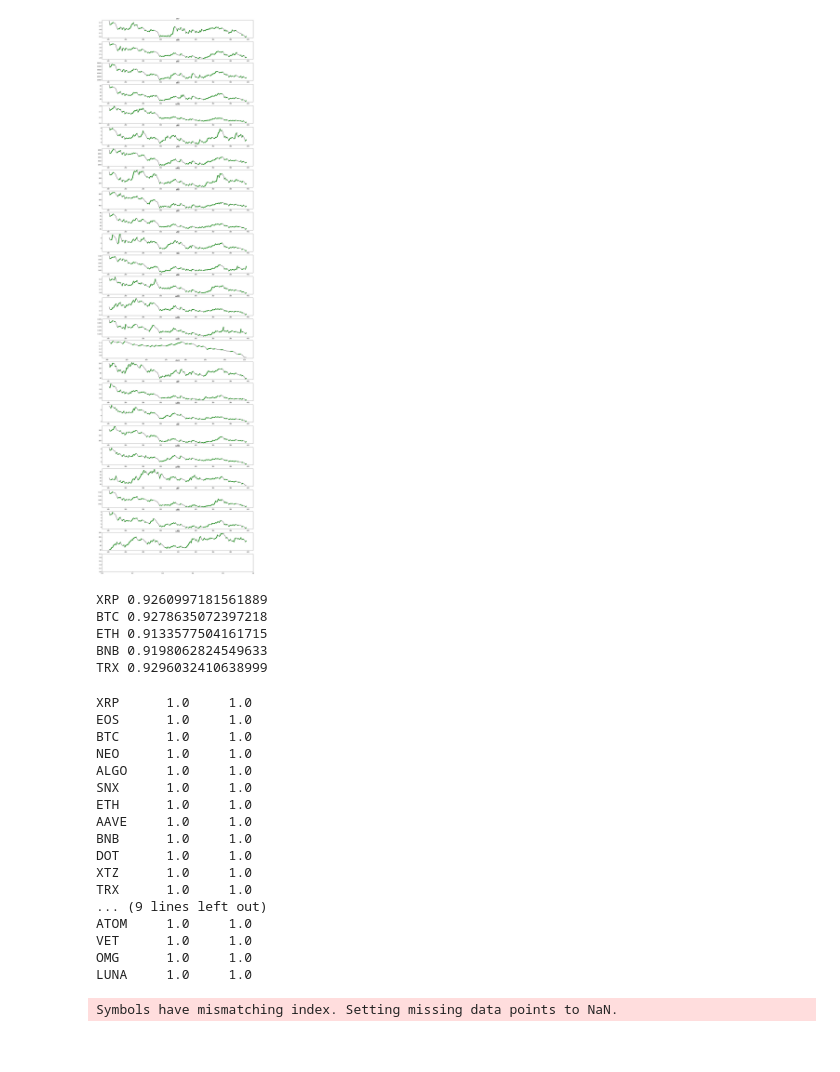
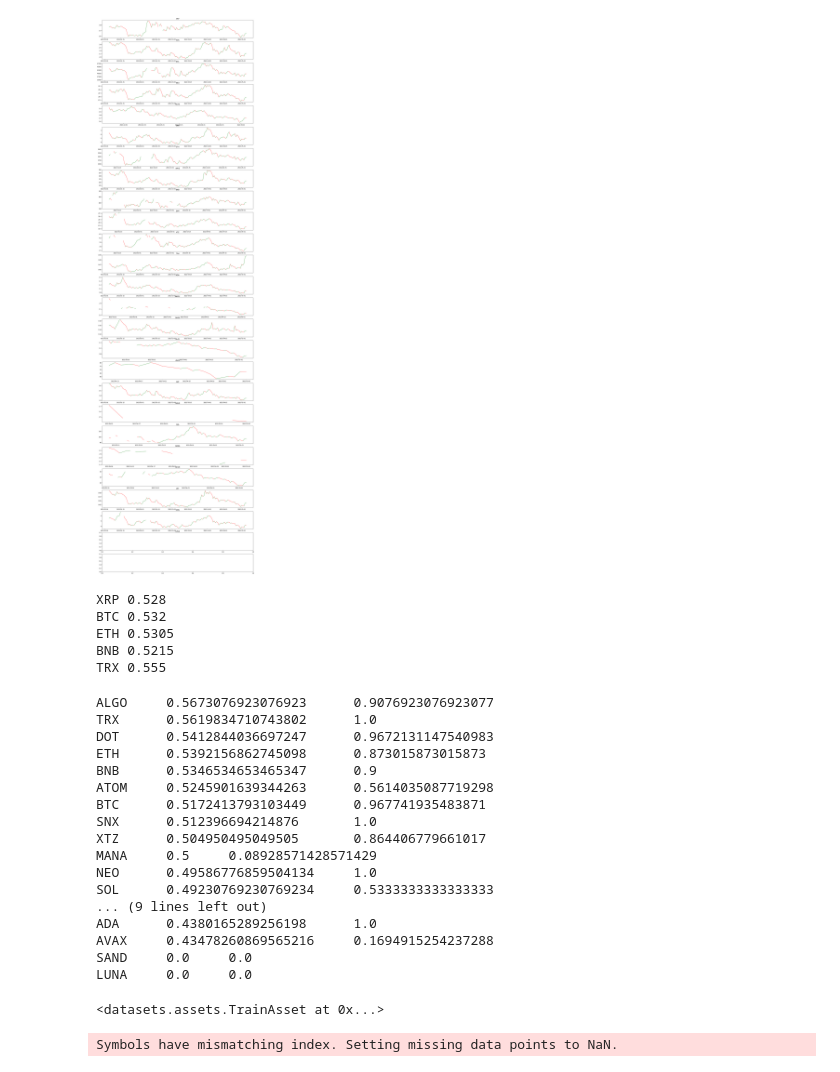
Before and after one commit to MatiasEtcheve/crypto_prediction, a Jupyter notebook: random_forests/comparison.ipynb, the cells around one changed output. Saved outputs shown, nothing was run; the diff lists cells and outputs as text; code cells hidden in the pictures.

```diff
--- a/random_forests/comparison.ipynb
+++ b/random_forests/comparison.ipynb
@@ -61,4 +55,7 @@ wandb: Appending key for api.wandb.ai to your netrc file: /home/matias/.netrc
 # %%
+reload(get_data)
+reload(utils)
+
 config["train_val_test_split"] = [0, 0, 1]
 df = pd.read_csv(repo_path / "DATE.csv", delimiter=";")
 df["beginning_date"] = pd.to_datetime(df.pop("beginning_date"), dayfirst=True, utc=True)
@@ -66,8 +63,8 @@ df["ending_date"] = pd.to_datetime(df.pop("ending_date"), dayfirst=True, utc=Tru
 inputs = [
     {
         "ticker": ticker,
-        "beginning_date": datetime.today() - timedelta(days=400),
-        "ending_date": datetime.today(),
+        "beginning_date": datetime.combine(date.today(), datetime.min.time()) - timedelta(days=120),
+        "ending_date": datetime.combine(date.today(), datetime.min.time())- timedelta(days=0),
     }
     for ticker in df["ticker"].unique()
     if ticker != "FLOKI"
@@ -105,80 +84,87 @@ plot = True
 if plot:
     fig, axs = plt.subplots(m + 1, figsize=(20, 3 * m))
 
-tf.config.run_functions_eagerly(True)
 for index, dp in enumerate(test_datapoints[:m]):
     last_n_points = 0
 
-    features = dp.features[-last_n_points:, :]
-    predictions = dp.predict_from(rf)[-last_n_points:]
+    proba = dp.predict_proba_from(rf)[-last_n_points:]
+    predictions = proba > 0.5
+    # print(dp.ticker, np.max(predictions))
     labels = dp.labels[-last_n_points:]
     df = dp.df[-last_n_points:]
 
     test_datapoints[index].recall = recall_score(
         labels,
         predictions.reshape(-1, 1),
     )
     test_datapoints[index].precision = precision_score(
         labels,
         predictions.reshape(-1, 1),
         zero_division=0,
     )
     test_datapoints[index].accuracy = accuracy_score(
         labels,
         predictions.reshape(-1, 1),
     )
 
     if plot:
         close_idx = 3
-        df["Close"].plot(color="black", ax=axs[index])
+        # df["Close"].plot(color="black", ax=axs[index])
         color = np.array(["red", "green"])[
             ((df["Open"] < df["Close"]).astype(np.int32).to_numpy())
         ]
 
         for idx, up in enumerate(predictions):
             if up and idx > 0:
                 axs[index].plot(
                     df.index[idx - 1 : idx + 1],
                     df["Close"][idx - 1 : idx + 1],
                     color=color[idx],
-                    linewidth=5,
+                    linewidth=1,
                 )
         axs[index].set_title(dp.ticker)
 plt.show()
 # %% [output]
-[figure, old version]
+[figure, new version]
 # %%
 for dp in test_datapoints:
     if dp.ticker in ["ETH", "BTC", "BNB", "LTC", "XRP", "TRX"]:
         print(dp.ticker, dp.predict_proba_last_from(rf))
 # %% [output]
-XRP 0.9260997181561889
-BTC 0.9278635072397218
-ETH 0.9133577504161715
-BNB 0.9198062824549633
-TRX 0.9296032410638999
+XRP 0.528
+BTC 0.532
+ETH 0.5305
+BNB 0.5215
+TRX 0.555
 # %%
 test_datapoints.sort(key=lambda x: x.precision, reverse=True)
 for dp in test_datapoints:
     print(dp.ticker, "\t", dp.precision, "\t", dp.recall)
 # %% [output]
-XRP      1.0     1.0
-EOS      1.0     1.0
-BTC      1.0     1.0
-NEO      1.0     1.0
-ALGO     1.0     1.0
-SNX      1.0     1.0
-ETH      1.0     1.0
-AAVE     1.0     1.0
-BNB      1.0     1.0
-DOT      1.0     1.0
-XTZ      1.0     1.0
-TRX      1.0     1.0
+ALGO     0.5673076923076923      0.9076923076923077
+TRX      0.5619834710743802      1.0
+DOT      0.5412844036697247      0.9672131147540983
+ETH      0.5392156862745098      0.873015873015873
+BNB      0.5346534653465347      0.9
+ATOM     0.5245901639344263      0.5614035087719298
+BTC      0.5172413793103449      0.967741935483871
+SNX      0.512396694214876       1.0
+XTZ      0.504950495049505       0.864406779661017
+MANA     0.5     0.08928571428571429
+NEO      0.49586776859504134     1.0
+SOL      0.49230769230769234     0.5333333333333333
 ... (9 lines left out)
-ATOM     1.0     1.0
-VET      1.0     1.0
-OMG      1.0     1.0
-LUNA     1.0     1.0
+ADA      0.4380165289256198      1.0
+AVAX     0.43478260869565216     0.1694915254237288
+SAND     0.0     0.0
+LUNA     0.0     0.0
+# %%
+for dpi in test_datapoints:
+    if dpi.ticker == "SOL":
+        dp = dpi
+dp
+# %% [output]
+<datasets.assets.TrainAsset at 0x...>
 # %%
 import vectorbt as vbt
 
```
Also changed, not shown: parts of 3 cells of this notebook, 8 other files.
